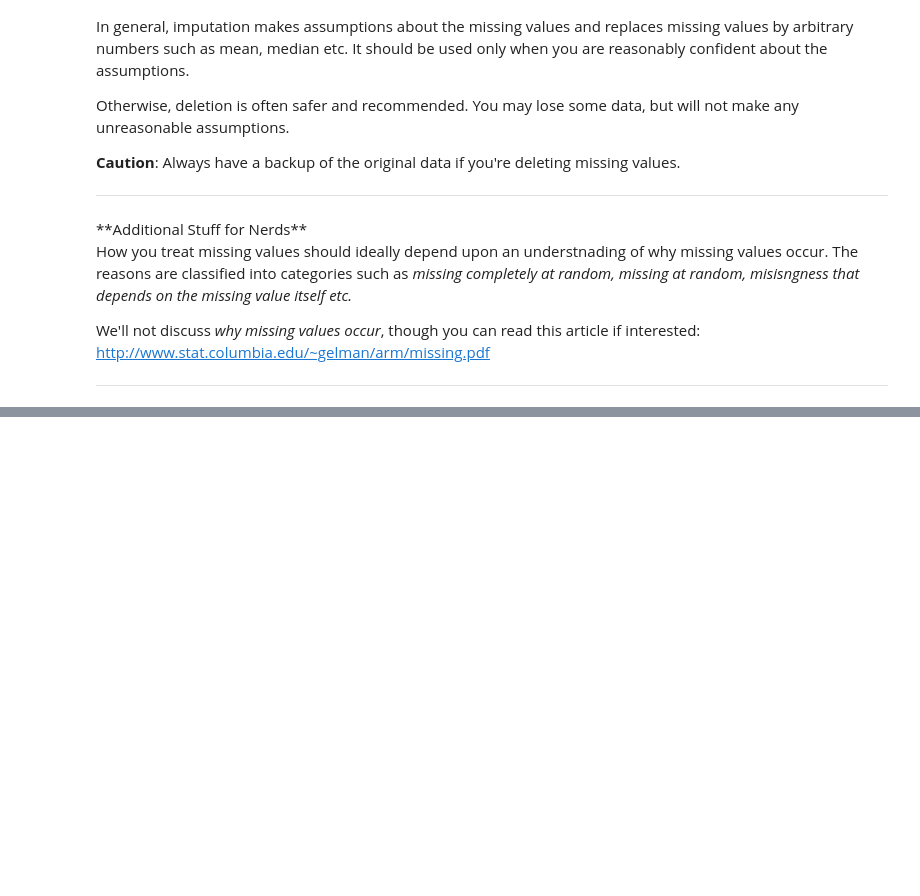
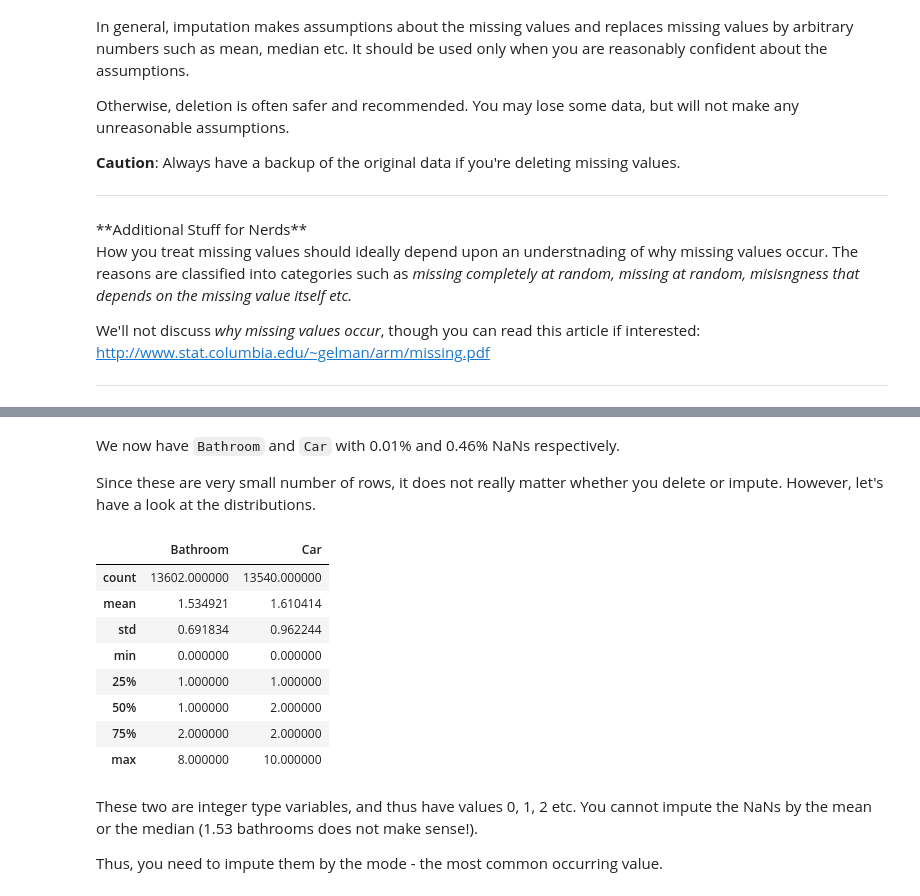
Before and after one commit to savi1910/Data-Manipulation-using-Python, a Jupyter notebook: 3_Getting_and_Cleaning_Data/3_Handling_Missing_Data.ipynb, the cells around one changed output, grey strips where cells are left out. Saved outputs shown, nothing was run; the diff lists cells and outputs as text; code cells hidden in the pictures; blank space fills up the shorter version.

````diff
--- a/3_Getting_and_Cleaning_Data/3_Handling_Missing_Data.ipynb
+++ b/3_Getting_and_Cleaning_Data/3_Handling_Missing_Data.ipynb
@@ -253,0 +522,6 @@ We'll not discuss *why missing values occur*, though you can read this article i
+# %%
+# imputing Lattitude and Longitude by mean values
+df.loc[np.isnan(df['Lattitude']), ['Lattitude']] = df['Lattitude'].mean()
+df.loc[np.isnan(df['Longtitude']), ['Longtitude']] = df['Longtitude'].mean()
+
+round(100*(df.isnull().sum()/len(df.index)), 2)
@@ -253,0 +548,20 @@ We'll not discuss *why missing values occur*, though you can read this article i
+# %% [markdown]
+We now have ```Bathroom``` and ```Car``` with 0.01% and 0.46% NaNs respectively.
+
+Since these are very small number of rows, it does not really matter whether you delete or impute. However, let's have a look at the distributions.
+# %%
+df.loc[:, ['Bathroom', 'Car']].describe()
+# %% [output]
+|  | Bathroom | Car |
+| count | 13602.000000 | 13540.000000 |
+| mean | 1.534921 | 1.610414 |
+| std | 0.691834 | 0.962244 |
+| min | 0.000000 | 0.000000 |
+| 25% | 1.000000 | 1.000000 |
+| 50% | 1.000000 | 2.000000 |
+| 75% | 2.000000 | 2.000000 |
+| max | 8.000000 | 10.000000 |
+# %% [markdown]
+These two are integer type variables, and thus have values 0, 1, 2 etc. You cannot impute the NaNs by the mean or the median (1.53 bathrooms does not make sense!).
+
+Thus, you need to impute them by the mode - the most common occurring value.
````
Also changed, not shown: parts of 36 cells of this notebook.
